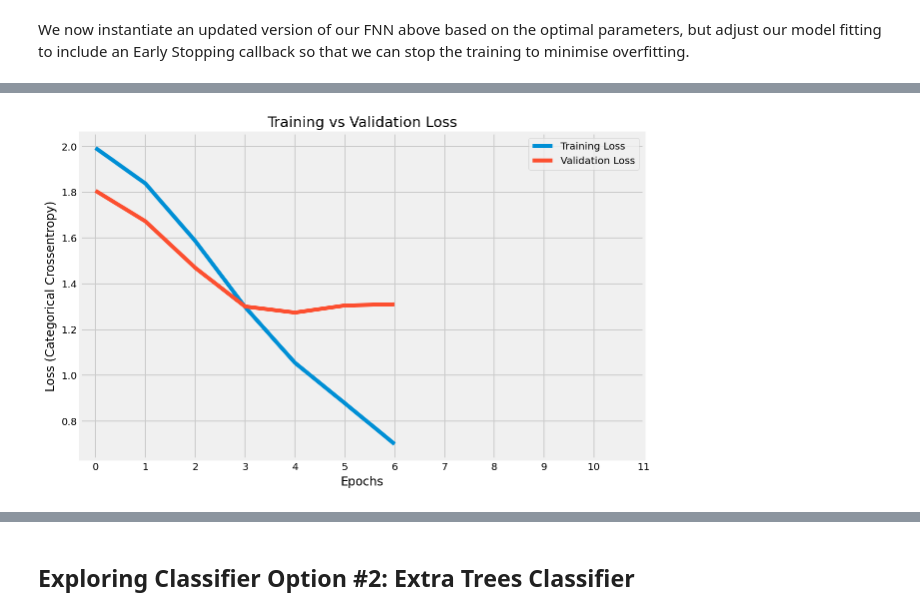
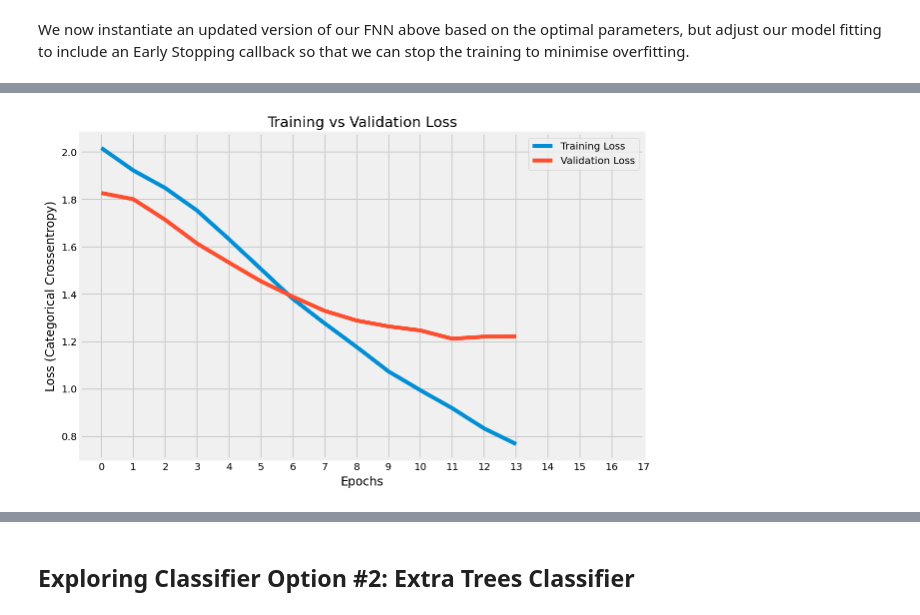
Before and after one commit to yuchye/Capstone, a Jupyter notebook: code/04_Alternative_Models.ipynb, the cells around one changed output, grey strips where cells are left out. Drawn from its saved outputs; the diff is of its cells as text; code cells hidden in the pictures.

```diff
--- a/code/04_Alternative_Models.ipynb
+++ b/code/04_Alternative_Models.ipynb
@@ -617,11 +670,13 @@ pipe= Pipeline([
 ])
 # %%
 params={
-    'nn__layer_one_neurons' : [500, 1000, 1500],
+    # 'nn__embedding_vec_size': [400, 500, 600],
+    # 'nn__spatial_dropout': [0.1, 0.2, 0.3],
+    # 'nn__lstm_dropout': [0.1, 0.2, 0.3],
+    # 'nn__lstm_rec_dropout': [0.1, 0.2, 0.3],
+    'nn__layer_one_neurons': [2000, 3000, 4000],
     'nn__layer_one_dropout': [0.1, 0.2, 0.3],
-    'nn__layer_two_neurons' : [100, 250, 500],
+    'nn__layer_two_neurons' : [1000, 2000, 3000],
     'nn__layer_two_dropout': [0.1, 0.2, 0.3],
     'nn__opt_learning_rate' : [0.001, 0.0001]
 }
-rs = RandomizedSearchCV(pipe, param_distributions = params,
-                        verbose=1, cv=3, random_state=42)
@@ -680,0 +683,2 @@ RandomizedSearchCV(cv=3, error_score=nan,
+# %%
+rs = RandomizedSearchCV(pipe, param_distributions = params, verbose=1, cv=3, random_state=42)
@@ -691,17 +757,17 @@ We now instantiate an updated version of our FNN above based on the optimal para
 # %%
 # We redefine the FNN based on the optimal parameters obtained via RandomisedSearchCV above
 seq_model = Sequential()
-seq_model.add(Dense(1500, activation='relu', input_dim=X_train.shape[1]))
+seq_model.add(Dense(4000, activation='relu', input_dim=X_train.shape[1]))
 seq_model.add(Dropout(0.2))
-seq_model.add(Dense(500, activation='relu'))
-seq_model.add(Dropout(0.1))
+seq_model.add(Dense(3000, activation='relu'))
+seq_model.add(Dropout(0.2))
 seq_model.add(Dense(9, activation='softmax'))
 # %%
 # Establish early stopping callback to stop training based on validation loss
 early_stop = EarlyStopping(monitor='val_loss', min_delta=0, patience=2)
 # %%
 seq_model.compile(loss='categorical_crossentropy',
-                  optimizer=optimizers.Adam(learning_rate=0.001, beta_2=0.999, amsgrad=False),
+                  optimizer=optimizers.Adam(learning_rate=0.0001, beta_2=0.999, amsgrad=False),
                   metrics=['accuracy'])
 seq_history = seq_model.fit(X_train, y_train_cat, validation_data=(X_val, y_val_cat),
                             epochs=50, callbacks=[early_stop], batch_size=256, verbose=1)
@@ -724,15 +792,15 @@ Epoch 7/50
 # %%
 # Plot training vs validation loss
 plt.figure(figsize=(9,6))
 plt.title("Training vs Validation Loss")
 plt.plot(seq_history.history['loss'], label="Training Loss")
 plt.plot(seq_history.history['val_loss'], label='Validation Loss')
 plt.xlabel("Epochs")
 plt.ylabel("Loss (Categorical Crossentropy)")
-plt.xticks(np.arange(0, 12, step=1))
+plt.xticks(np.arange(0, 18, step=1))
 plt.legend();
 # %% [output]
-[figure, old version]
+[figure, new version]
 # %%
 # Display validation loss and accuracy
 seq_score = seq_model.evaluate(X_val, y_val_cat, verbose=1)
```
Also changed, not shown: parts of 24 cells of this notebook, 1 other file.
